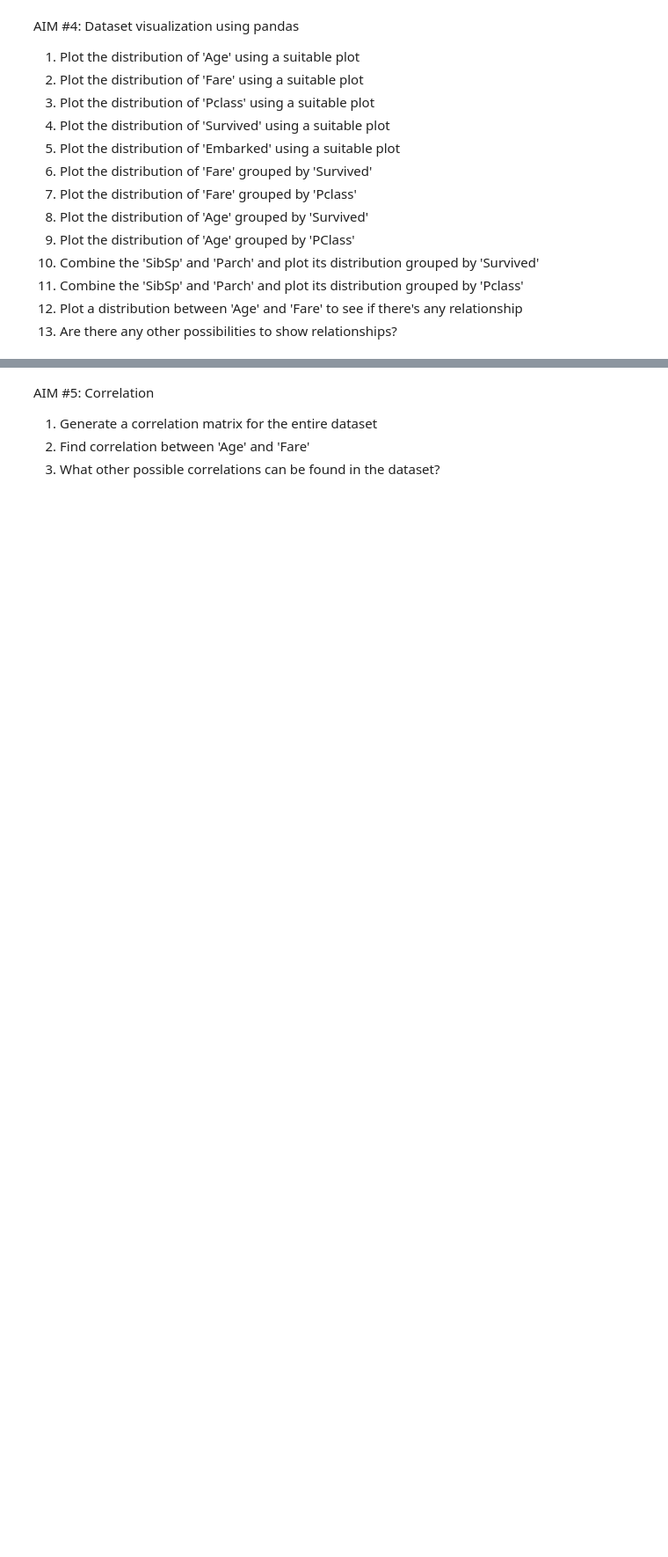
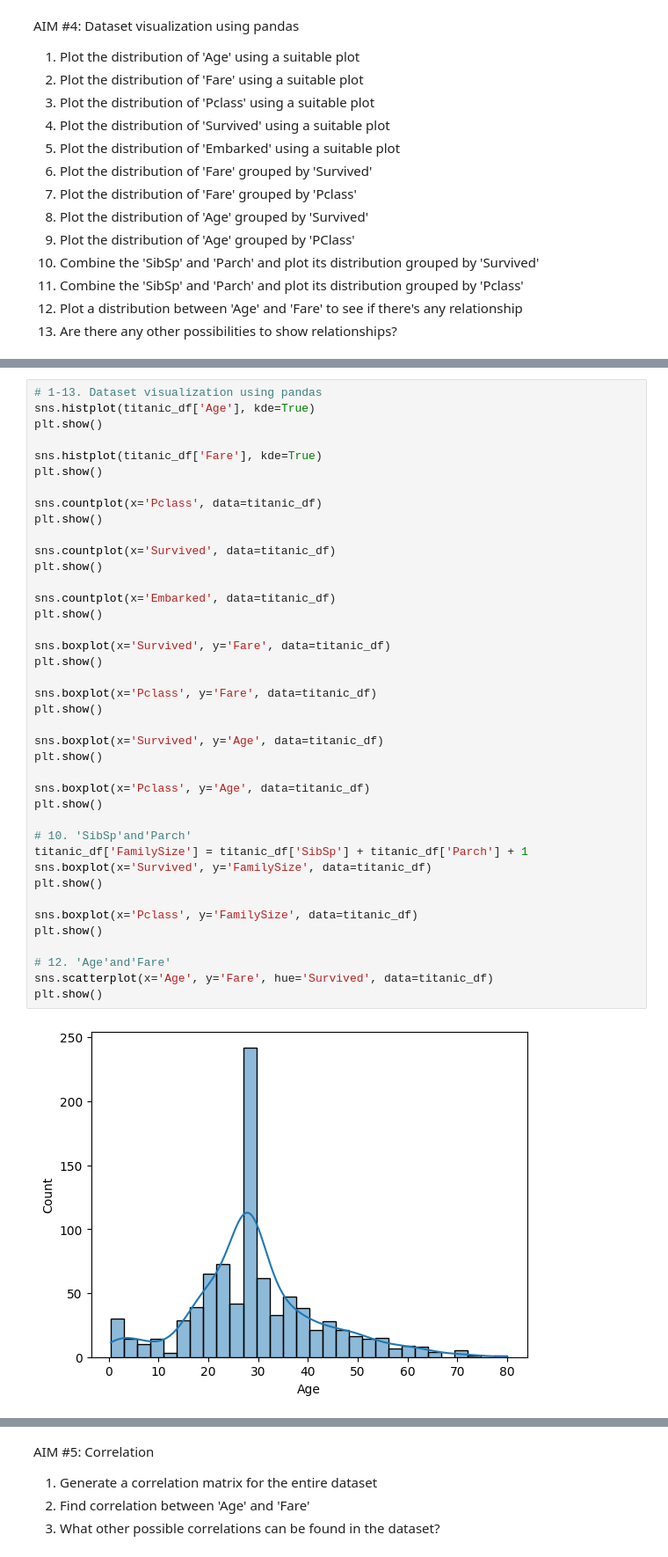
Before and after one commit to ChuanshiWang/EXCISE, a Jupyter notebook: ngex5.ipynb, the cells around one changed output, grey strips where cells are left out. Shown: that part at 88% size. Cells and saved outputs as stored; diff of their text form; blank space fills up the shorter version.

```diff
--- a/ngex5.ipynb
+++ b/ngex5.ipynb
@@ -204,0 +180,42 @@ print(corr_matrix)
+# %%
+# 1-13. Dataset visualization using pandas
+sns.histplot(titanic_df['Age'], kde=True)
+plt.show()
+
+sns.histplot(titanic_df['Fare'], kde=True)
+plt.show()
+
+sns.countplot(x='Pclass', data=titanic_df)
+plt.show()
+
+sns.countplot(x='Survived', data=titanic_df)
+plt.show()
+
+sns.countplot(x='Embarked', data=titanic_df)
+plt.show()
+
+sns.boxplot(x='Survived', y='Fare', data=titanic_df)
+plt.show()
+
+sns.boxplot(x='Pclass', y='Fare', data=titanic_df)
+plt.show()
+
+sns.boxplot(x='Survived', y='Age', data=titanic_df)
+plt.show()
+
+sns.boxplot(x='Pclass', y='Age', data=titanic_df)
+plt.show()
+
+# 10. 'SibSp'and'Parch'
+titanic_df['FamilySize'] = titanic_df['SibSp'] + titanic_df['Parch'] + 1
+sns.boxplot(x='Survived', y='FamilySize', data=titanic_df)
+plt.show()
+
+sns.boxplot(x='Pclass', y='FamilySize', data=titanic_df)
+plt.show()
+
+# 12. 'Age'and'Fare'
+sns.scatterplot(x='Age', y='Fare', hue='Survived', data=titanic_df)
+plt.show()
+# %% [output]
+[figure, added]
```
Also changed, not shown: parts of 9 cells of this notebook.
